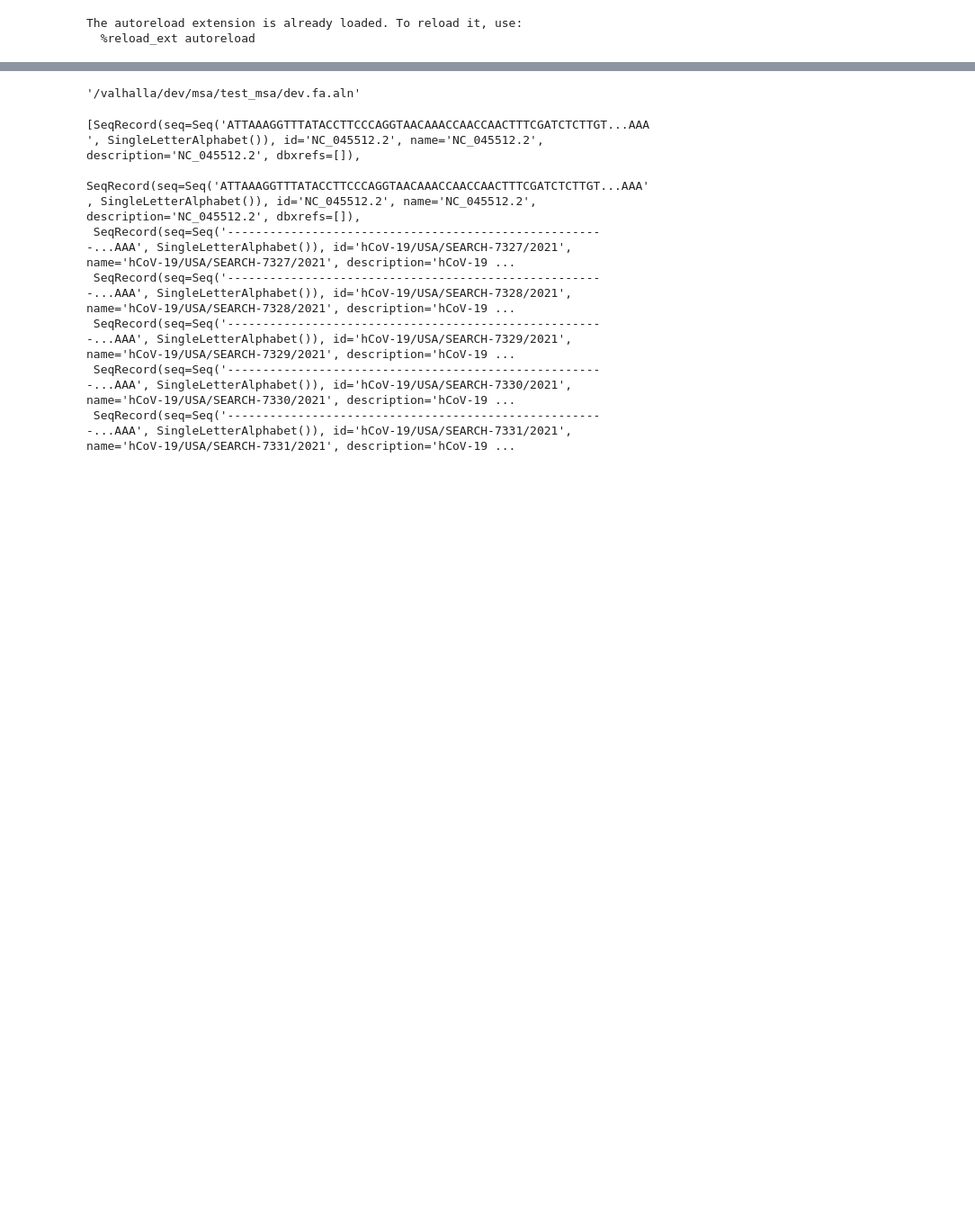
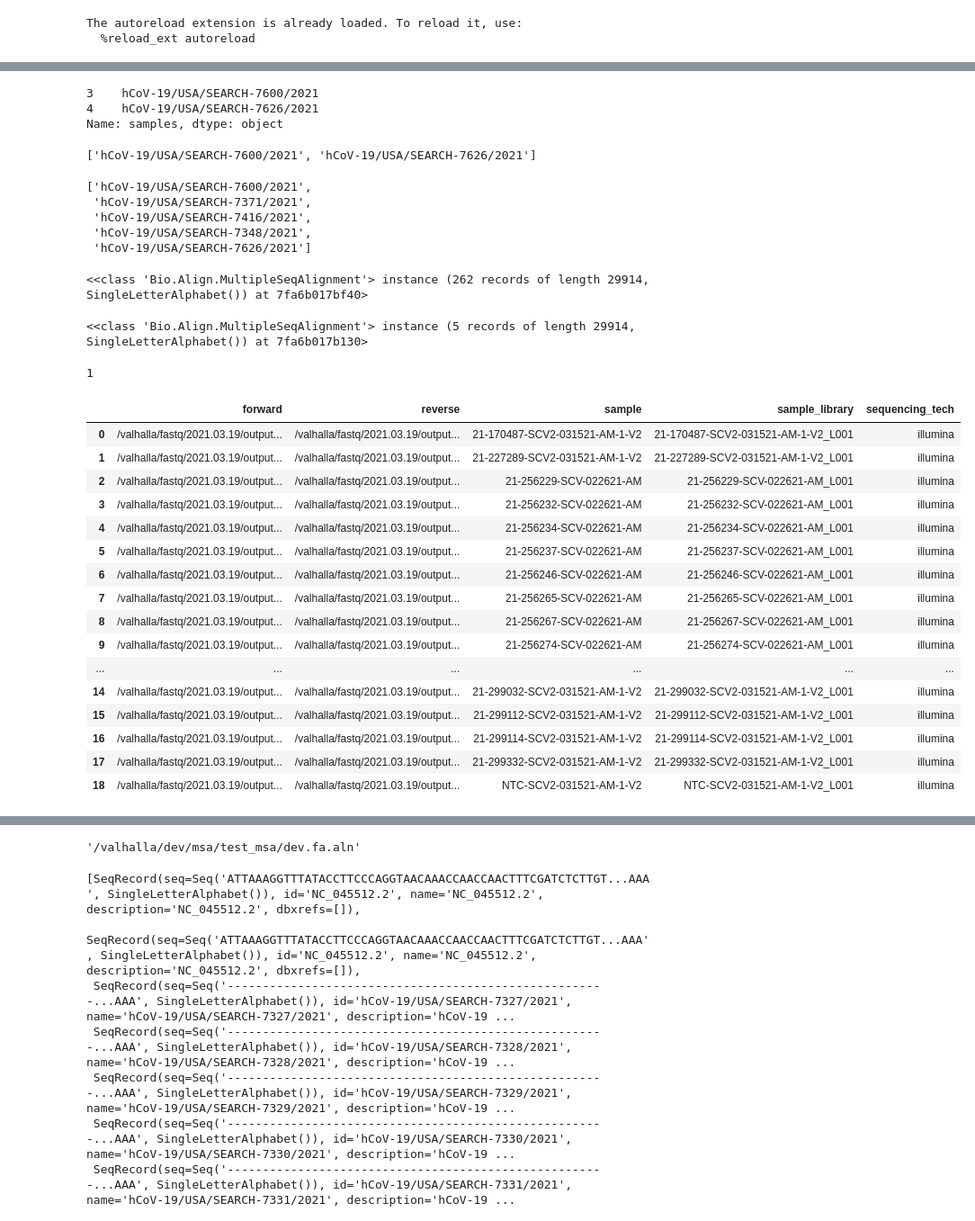
Before and after one commit to andersen-lab/bjorn, a Jupyter notebook: notebooks/release_tests.ipynb, the cells around one changed output, grey strips where cells are left out. Shown: that part at 90% size. Saved outputs shown, nothing was run; the diff lists cells and outputs as text; code cells hidden in the pictures; blank space fills up the shorter version.

```diff
--- a/notebooks/release_tests.ipynb
+++ b/notebooks/release_tests.ipynb
@@ -19,0 +102,12 @@ The autoreload extension is already loaded. To reload it, use:
+# %%
+inss.loc[ins_flag, 'samples']
+# %% [output]
+3    hCoV-19/USA/SEARCH-7600/2021
+4    hCoV-19/USA/SEARCH-7626/2021
+Name: samples, dtype: object
+# %%
+ins_flag = ((inss['is_frameshift']==True) & (~inss['gene'].isin(nonconcerning_genes)))
+sus_ins_ids = inss.loc[ins_flag, 'samples'].str.split(',').explode().unique().tolist()
+sus_ins_ids
+# %% [output]
+['hCoV-19/USA/SEARCH-7600/2021', 'hCoV-19/USA/SEARCH-7626/2021']
@@ -19,0 +116,8 @@ The autoreload extension is already loaded. To reload it, use:
+# %%
+sus_ids
+# %% [output]
+['hCoV-19/USA/SEARCH-7600/2021',
+ 'hCoV-19/USA/SEARCH-7371/2021',
+ 'hCoV-19/USA/SEARCH-7416/2021',
+ 'hCoV-19/USA/SEARCH-7348/2021',
+ 'hCoV-19/USA/SEARCH-7626/2021']
@@ -19,0 +136,34 @@ The autoreload extension is already loaded. To reload it, use:
+# %%
+good_msa
+# %% [output]
+<<class 'Bio.Align.MultipleSeqAlignment'> instance (262 records of length 29914, SingleLetterAlphabet()) at 7fa6b017bf40>
+# %%
+poor_msa
+# %% [output]
+<<class 'Bio.Align.MultipleSeqAlignment'> instance (5 records of length 29914, SingleLetterAlphabet()) at 7fa6b017b130>
+# %%
+AlignIO.write(poor_msa, 'test.fa', 'fasta')
+# %% [output]
+1
+# %%
+s_fp = '/valhalla/fastq/2021.03.19/samples.tsv'
+s_df = pd.read_csv(s_fp, sep='\t')
+s_df
+# %% [output]
+|  | forward | reverse | sample | sample_library | sequencing_tech |
+| 0 | /valhalla/fastq/2021.03.19/output... | /valhalla/fastq/2021.03.19/output... | 21-170487-SCV2-031521-AM-1-V2 | 21-170487-SCV2-031521-AM-1-V2_L001 | illumina |
+| 1 | /valhalla/fastq/2021.03.19/output... | /valhalla/fastq/2021.03.19/output... | 21-227289-SCV2-031521-AM-1-V2 | 21-227289-SCV2-031521-AM-1-V2_L001 | illumina |
+| 2 | /valhalla/fastq/2021.03.19/output... | /valhalla/fastq/2021.03.19/output... | 21-256229-SCV-022621-AM | 21-256229-SCV-022621-AM_L001 | illumina |
+| 3 | /valhalla/fastq/2021.03.19/output... | /valhalla/fastq/2021.03.19/output... | 21-256232-SCV-022621-AM | 21-256232-SCV-022621-AM_L001 | illumina |
+| 4 | /valhalla/fastq/2021.03.19/output... | /valhalla/fastq/2021.03.19/output... | 21-256234-SCV-022621-AM | 21-256234-SCV-022621-AM_L001 | illumina |
+| 5 | /valhalla/fastq/2021.03.19/output... | /valhalla/fastq/2021.03.19/output... | 21-256237-SCV-022621-AM | 21-256237-SCV-022621-AM_L001 | illumina |
+| 6 | /valhalla/fastq/2021.03.19/output... | /valhalla/fastq/2021.03.19/output... | 21-256246-SCV-022621-AM | 21-256246-SCV-022621-AM_L001 | illumina |
+| 7 | /valhalla/fastq/2021.03.19/output... | /valhalla/fastq/2021.03.19/output... | 21-256265-SCV-022621-AM | 21-256265-SCV-022621-AM_L001 | illumina |
+| 8 | /valhalla/fastq/2021.03.19/output... | /valhalla/fastq/2021.03.19/output... | 21-256267-SCV-022621-AM | 21-256267-SCV-022621-AM_L001 | illumina |
+| 9 | /valhalla/fastq/2021.03.19/output... | /valhalla/fastq/2021.03.19/output... | 21-256274-SCV-022621-AM | 21-256274-SCV-022621-AM_L001 | illumina |
+| ... | ... | ... | ... | ... | ... |
+| 14 | /valhalla/fastq/2021.03.19/output... | /valhalla/fastq/2021.03.19/output... | 21-299032-SCV2-031521-AM-1-V2 | 21-299032-SCV2-031521-AM-1-V2_L001 | illumina |
+| 15 | /valhalla/fastq/2021.03.19/output... | /valhalla/fastq/2021.03.19/output... | 21-299112-SCV2-031521-AM-1-V2 | 21-299112-SCV2-031521-AM-1-V2_L001 | illumina |
+| 16 | /valhalla/fastq/2021.03.19/output... | /valhalla/fastq/2021.03.19/output... | 21-299114-SCV2-031521-AM-1-V2 | 21-299114-SCV2-031521-AM-1-V2_L001 | illumina |
+| 17 | /valhalla/fastq/2021.03.19/output... | /valhalla/fastq/2021.03.19/output... | 21-299332-SCV2-031521-AM-1-V2 | 21-299332-SCV2-031521-AM-1-V2_L001 | illumina |
+| 18 | /valhalla/fastq/2021.03.19/output... | /valhalla/fastq/2021.03.19/output... | NTC-SCV2-031521-AM-1-V2 | NTC-SCV2-031521-AM-1-V2_L001 | illumina |
```
Also changed, not shown: parts of 18 cells of this notebook, 3 other files.
